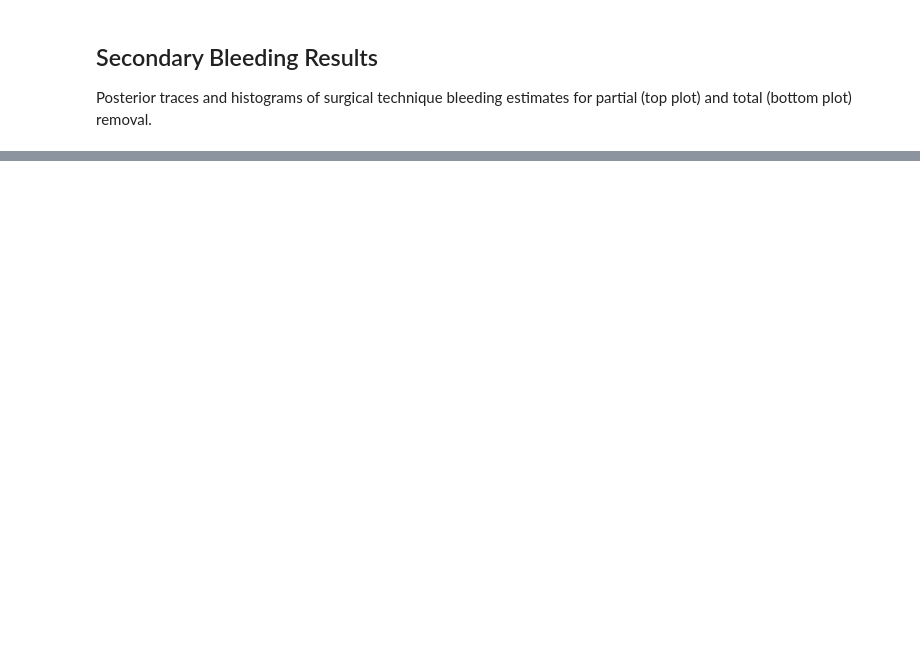
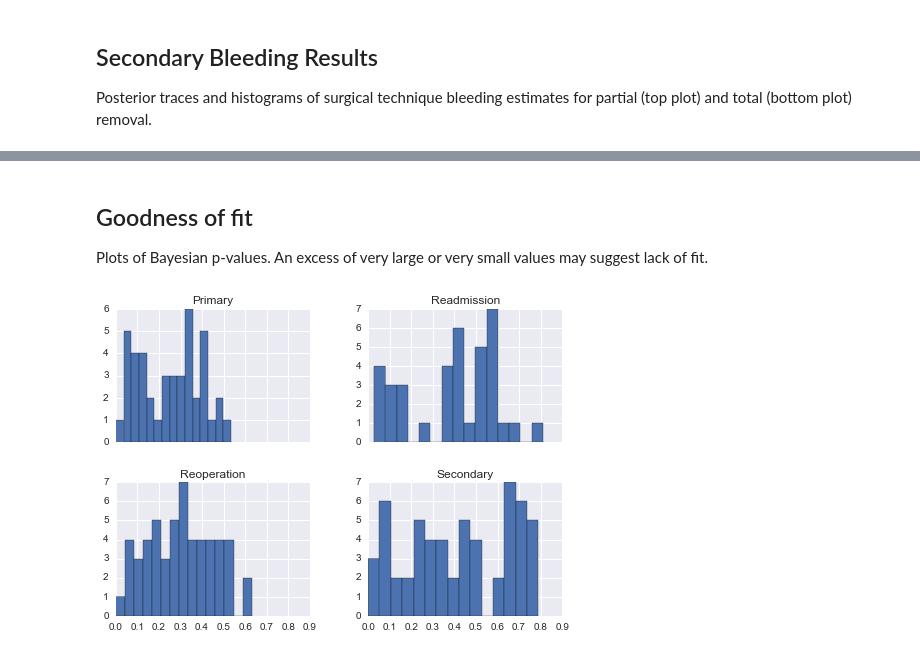
Before and after one commit to VanderbiltPopHealthSci/tonsillectomy_MA, a Jupyter notebook: Bleeding MA.ipynb, the cells around one changed output, grey strips where cells are left out. Saved outputs shown, nothing was run; the diff lists cells and outputs as text; code cells hidden in the pictures; blank space fills up the shorter version.

```diff
--- a/Bleeding MA.ipynb
+++ b/Bleeding MA.ipynb
@@ -399,0 +400,23 @@ summary(secondary_trace[1000:], varnames=['π_total', 'π_partial'])
+# %% [markdown]
+## Goodness of fit
+
+Plots of Bayesian p-values. An excess of very large or very small values may suggest lack of fit.
+# %%
+from pymc3 import sample_ppc
+
+ppc = [sample_ppc(trace, model=model, samples=500) for trace,model in ([reoperation_trace, reoperation_model],
+                                                                      [readmission_trace, readmission_model],
+                                                                      [primary_trace, primary_model],
+                                                                      [secondary_trace, secondary_model])]
+# %%
+bayes_p = lambda sim, true: [(s > t).mean() for s,t in zip(sim, true)]
+# %%
+obs_sim = [p['obs'] for p in ppc]
+p_values = [bayes_p(simdata, model.obs.tag.test_value) for simdata,model in zip(obs_sim,
+                                        [reoperation_model, readmission_model, primary_model, secondary_model])]
+# %%
+dfp = pd.DataFrame(p_values).T
+dfp.columns = 'Reoperation', 'Readmission', 'Primary', 'Secondary'
+dfp.hist(sharex=True, bins=15);
+# %% [output]
+[figure, added]
```
Also changed, not shown: parts of 12 cells of this notebook.
